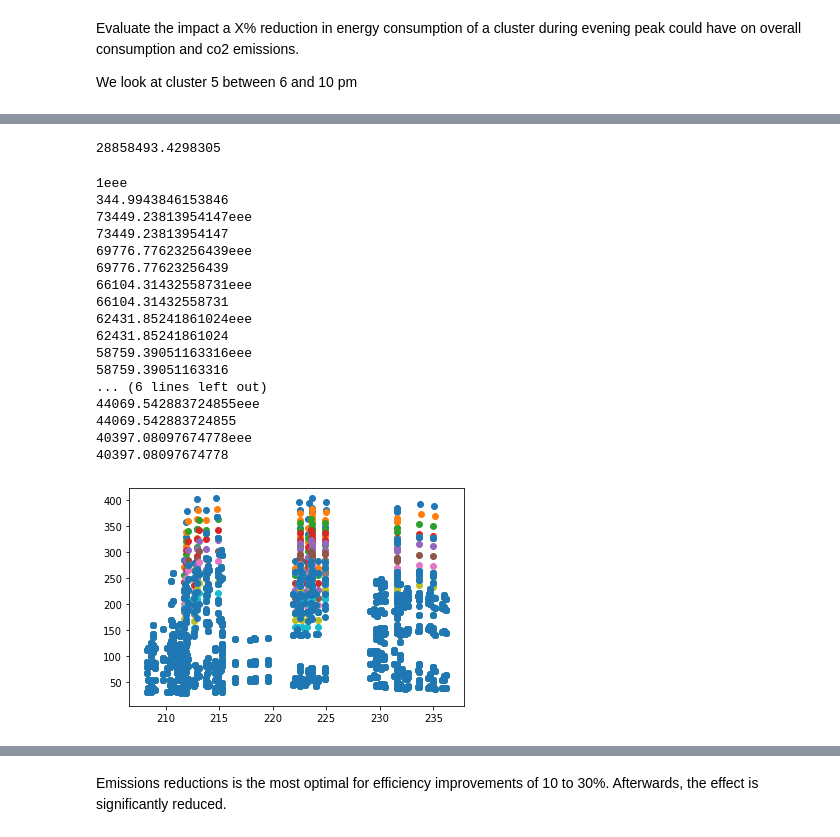
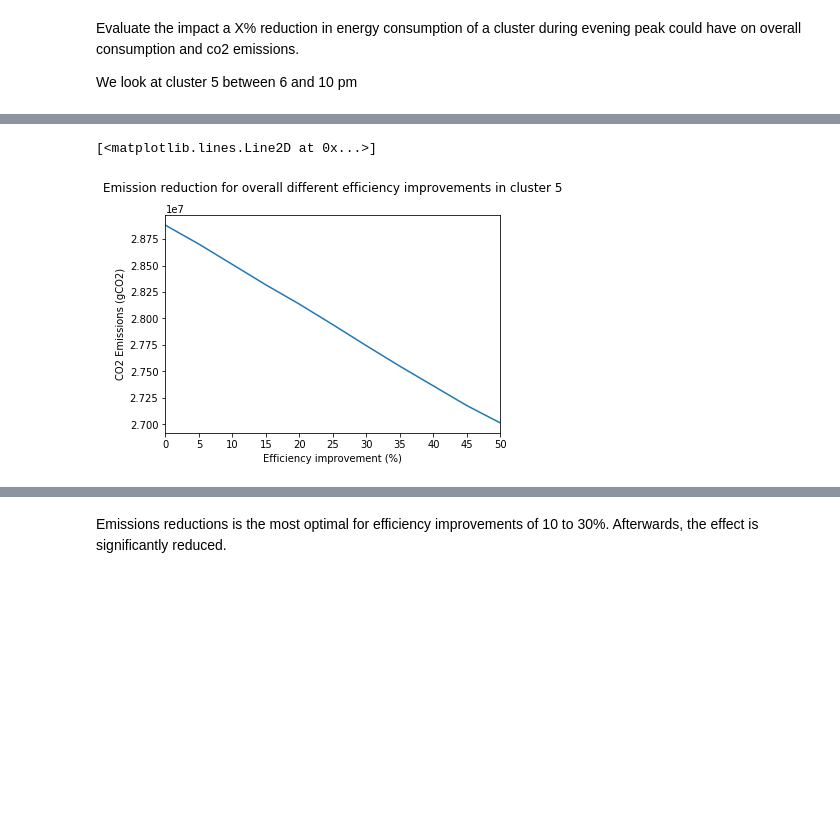
Before and after one commit to Nicolaskirsch2000/BASc-Dissertation, a Jupyter notebook: London scenario analysis .ipynb, the cells around one changed output, grey strips where cells are left out. Cells and saved outputs as stored; diff of their text form; code cells hidden in the pictures; blank space fills up the shorter version.

```diff
--- a/London scenario analysis .ipynb
+++ b/London scenario analysis .ipynb
@@ -18,26 +23,24 @@ df.drop(['time','Unnamed: 0'], axis = 1, inplace = True)
 # %%
 a = df.groupby('time')['consumption_kWh'].apply(lambda x: np.sum(x)).to_frame()
 
-a['Morn-Ev'] = 'Morning'
-a['Morn-Ev'] = a['Morn-Ev'].where(a.index.str[1:].astype(int) <12 , "Evening")
-a.head()
+a['hour'] = a.index.str[1:].astype(int)
+
 
 z = df.iloc[range(0,168),-3]
 a["CO2_intensity"] = z
 
-morn = a[a['Morn-Ev']=='Morning']
-ev = a[a['Morn-Ev']=='Evening']
 
+cmap = sns.cubehelix_palette(as_cmap=True)
+f, ax = plt.subplots()
+points = ax.scatter(a['consumption_kWh'], y = a['CO2_intensity'], c=a['hour'], s=50, cmap=cmap)
+f.colorbar(points)
 
-plt.scatter(x = morn['consumption_kWh'], y = morn['CO2_intensity'], color = 'C1', label = 'Morning')
-plt.scatter(x = ev['consumption_kWh'], y = ev['CO2_intensity'], color = 'C2', label = 'Evening')
 
 plt.title("Relationship between total energy consumption and carbon intensity for London")
 plt.xlabel("Energy consumption (kWh)")
 plt.ylabel("Carbon intensity (gCO2/kWh)")
 
-plt.legend()
 plt.savefig("Carbon Intensity vs Consumption London.png")
 
-morn.head()
+a.head()
 # %% [output]
@@ -62,7 +65,7 @@ z = df.iloc[range(0,168),-3]
 week["CO2_intensity"] = z
 
 train_data, test_data = train_test_split(week, train_size = 0.8, random_state = 3)
-rf = RandomForestRegressor(max_depth=5, random_state=0)
+rf = RandomForestRegressor(max_depth=None, min_samples_split = 2)
 
 X_train = np.array(train_data[['consumption_kWh','day','hour']],
                    dtype = pd.Series)
@@ -132,55 +98,39 @@ plt.bar(cluster_emissions.index+1, cluster_emissions['Emissions'], color =["C0",
-# %%
-total_emissions = cluster_emissions['Emissions'].sum()
-total_emissions
-# %% [output]
-28858493.4298305
 # %%
 eff = df.copy()
 
 decrease = np.arange(1, 0.45, -0.05)
 result = [None]*len(decrease)
-#print(len(decrease))
 eff["Efficiency"] = 1
 
 for i in range(len(decrease)) :
 
     eff["Efficiency"] = eff["Efficiency"].where(
         ((eff["hour"] != "18") & (eff["hour"] != "19") & (eff["hour"] != "20")
         & (eff["hour"] != "21") &(eff["hour"] != "22")) | (eff["Cluster"] != 4 ) , decrease[i])
-    print(str(eff.iloc[-3,-1]) + 'eee')
+
+
     eff["consumption_kWh1"] = eff["consumption_kWh"]*eff["Efficiency"]
-    print(eff.iloc[-3,-1])
-    eff["CO2_intensity"] = rf.predict(np.array(eff[['consumption_kWh1','day','hour']],
+
+    a = eff.groupby(eff.index)["consumption_kWh1"].apply(lambda x: np.sum(x)).to_frame()
+    a["day"] = a.index.str[:1]
+    a["hour"] = a.index.str[1:]
+
+    a['CO2_intensity'] = rf.predict(np.array(a[['consumption_kWh1','day','hour']],
                     dtype = pd.Series))
-    plt.scatter(eff['CO2_intensity'],eff["consumption_kWh1"])
-    eff["Emissions"] = eff["consumption_kWh1"]*eff["CO2_intensity"]
 
-    result[i] = eff["Emissions"].sum()
+
+    a["Emissions"] = a["consumption_kWh1"]*a["CO2_intensity"]
+
+
+    result[i] = a["Emissions"].sum()
 
 plt.xlim(1, 0.5)
 plt.ylabel("CO2 Emissions (gCO2)")
 plt.xlabel("Efficiency improvement (%)")
-plt.title("Emission reduction for different efficiency improvements of the peak load in cluster 5")
+plt.title("Emission reduction for overall different efficiency improvements in cluster 5", y = 1.08)
 my_xticks = [0,5,10,15,20,25,30,35,40,45,50]
 plt.xticks(decrease,my_xticks)
 plt.plot(decrease,result)
-eff
 # %% [output]
-1eee
-344.9943846153846
-73449.23813954147eee
-73449.23813954147
-69776.77623256439eee
-69776.77623256439
-66104.31432558731eee
-66104.31432558731
-62431.85241861024eee
-62431.85241861024
-58759.39051163316eee
-58759.39051163316
-... (6 lines left out)
-44069.542883724855eee
-44069.542883724855
-40397.08097674778eee
-40397.08097674778
+[<matplotlib.lines.Line2D at 0x...>]
-[figure, old version]
+[figure, new version]
```
Also changed, not shown: parts of 27 cells of this notebook, 5 other files.
